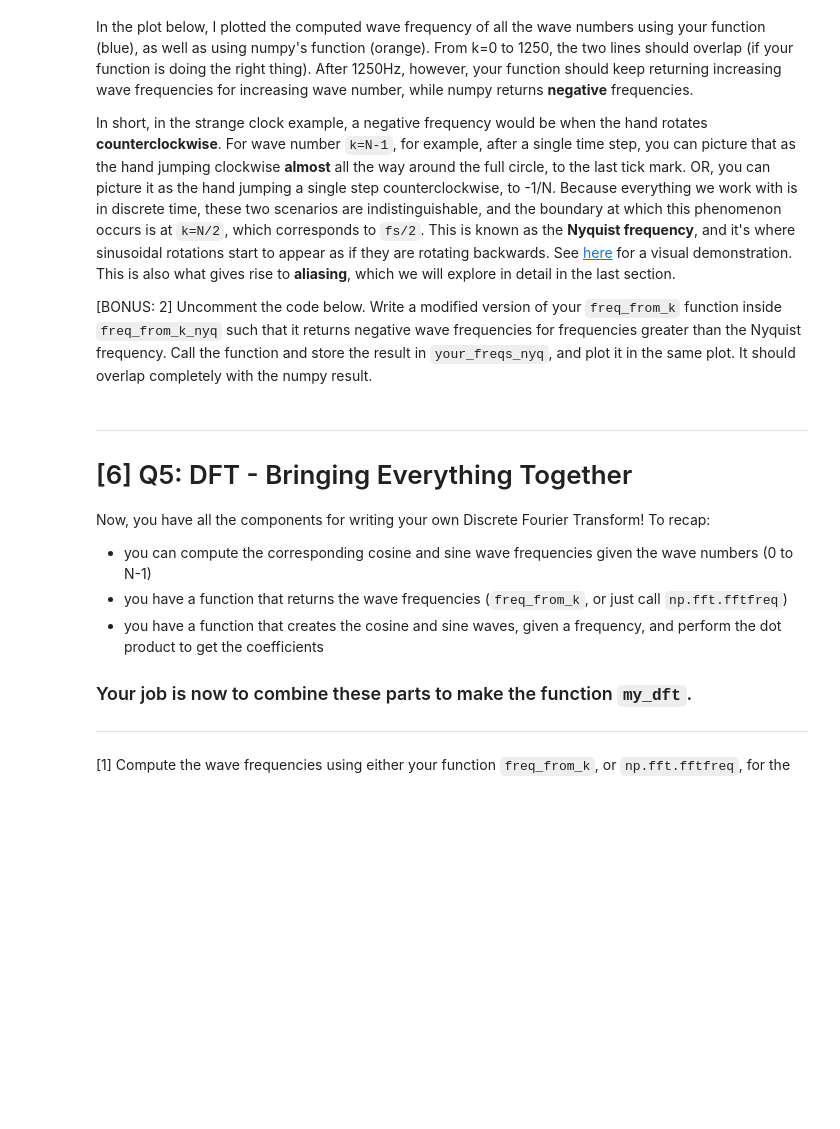
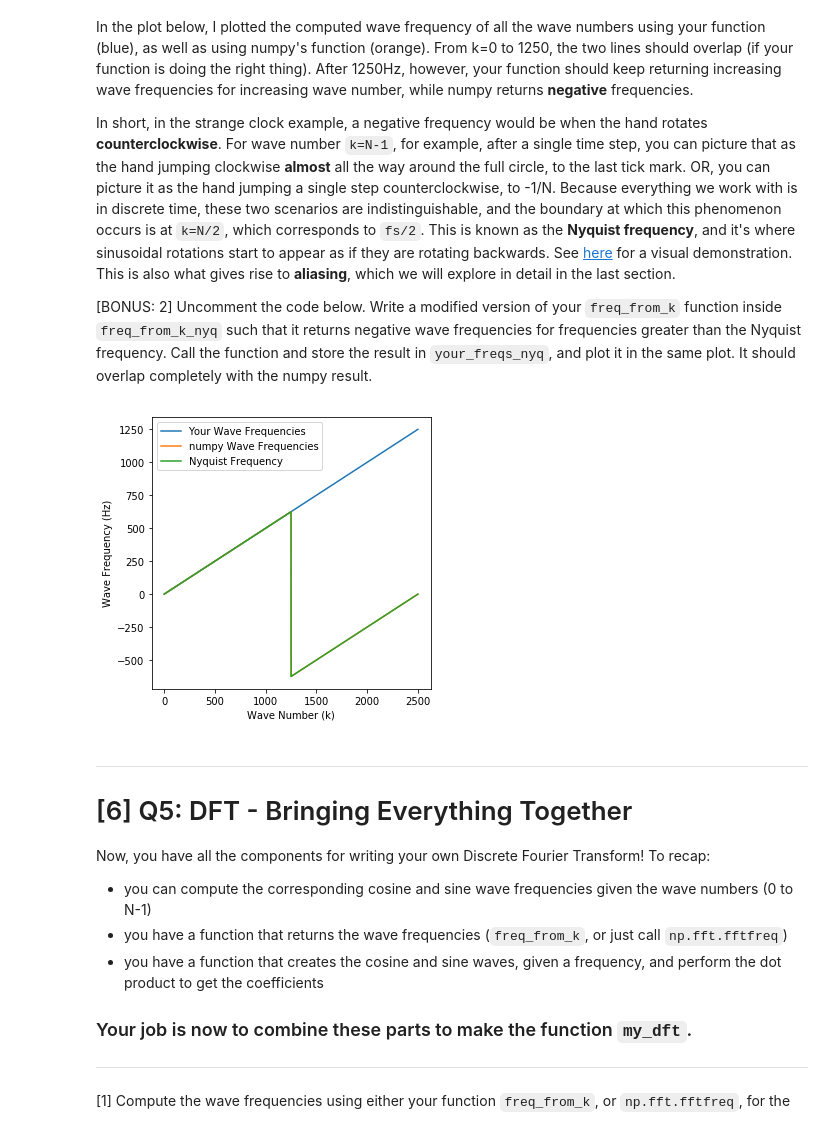
Before and after one commit to xuanyuw/COGS118C, a Jupyter notebook: Assignments/A2-FourierTransform.ipynb, the cells around one changed output. Saved outputs shown, nothing was run; the diff lists cells and outputs as text; code cells hidden in the pictures; blank space fills up the shorter version.

```diff
--- a/Assignments/A2-FourierTransform.ipynb
+++ b/Assignments/A2-FourierTransform.ipynb
@@ -300,14 +300,13 @@ ANSWER:
 def freq_from_k(k, N, fs):
     # k can be a number or an array, the same expression should work
 
-    # _FILL_IN_YOUR_CODE_HERE
-    return
+    return (k * fs) / N
 
-k, N, fs =
+k, N, fs = 1, 2000, 1000
 print(freq_from_k(k, N, fs), np.fft.fftfreq(N,1/fs)[k])
 
-k, N, fs =
+k, N, fs = 16, 2000, 1000
 print(freq_from_k(k, N, fs), np.fft.fftfreq(N,1/fs)[k])
 
-k, N, fs =
+k, N, fs = 16, 4000, 500
 print(freq_from_k(k, N, fs), np.fft.fftfreq(N,1/fs)[k])
@@ -319,24 +322,30 @@ In short, in the strange clock example, a negative frequency would be when the h
 
 [BONUS: 2] Uncomment the code below. Write a modified version of your `freq_from_k` function inside `freq_from_k_nyq` such that it returns negative wave frequencies for frequencies greater than the Nyquist frequency. Call the function and store the result in `your_freqs_nyq`, and plot it in the same plot. It should overlap completely with the numpy result.
 # %%
-# def freq_from_k_nyq(k, N, fs):
-# _FILL_IN_YOUR_CODE_HERE
-#     return
+def freq_from_k_nyq(k, N, fs):
+    result = []
+    for i in k:
+        if (i < N/2):
+            result.append(freq_from_k(i, N, fs))
+        else:
+            result.append(freq_from_k(N-i, -N, fs))
+    return np.asarray(result)
 
 N, fs = 2500, 1250
 k_s = np.arange(0,N)
 your_freqs = freq_from_k(k_s, N, fs)
 np_freqs = np.fft.fftfreq(N, 1/fs)
-# your_freqs_nyq = # _FILL_IN_YOUR_CODE_HERE
+your_freqs_nyq = freq_from_k_nyq(k_s, N, fs)
 
 plt.figure(figsize=(5,5))
 plt.plot(k_s,your_freqs, label='Your Wave Frequencies')
 plt.plot(k_s,np_freqs, label='numpy Wave Frequencies')
-# plt.plot() # _FILL_IN_YOUR_CODE_HERE
-
+plt.plot(k_s,your_freqs_nyq, label='Nyquist Frequency')
 plt.legend()
 plt.xlabel('Wave Number (k)')
 plt.ylabel('Wave Frequency (Hz)');
+# %% [output]
+[figure, added]
 # %% [markdown]
 ---
 # [6] Q5: DFT - Bringing Everything Together
```
Also changed, not shown: parts of 11 cells of this notebook.
